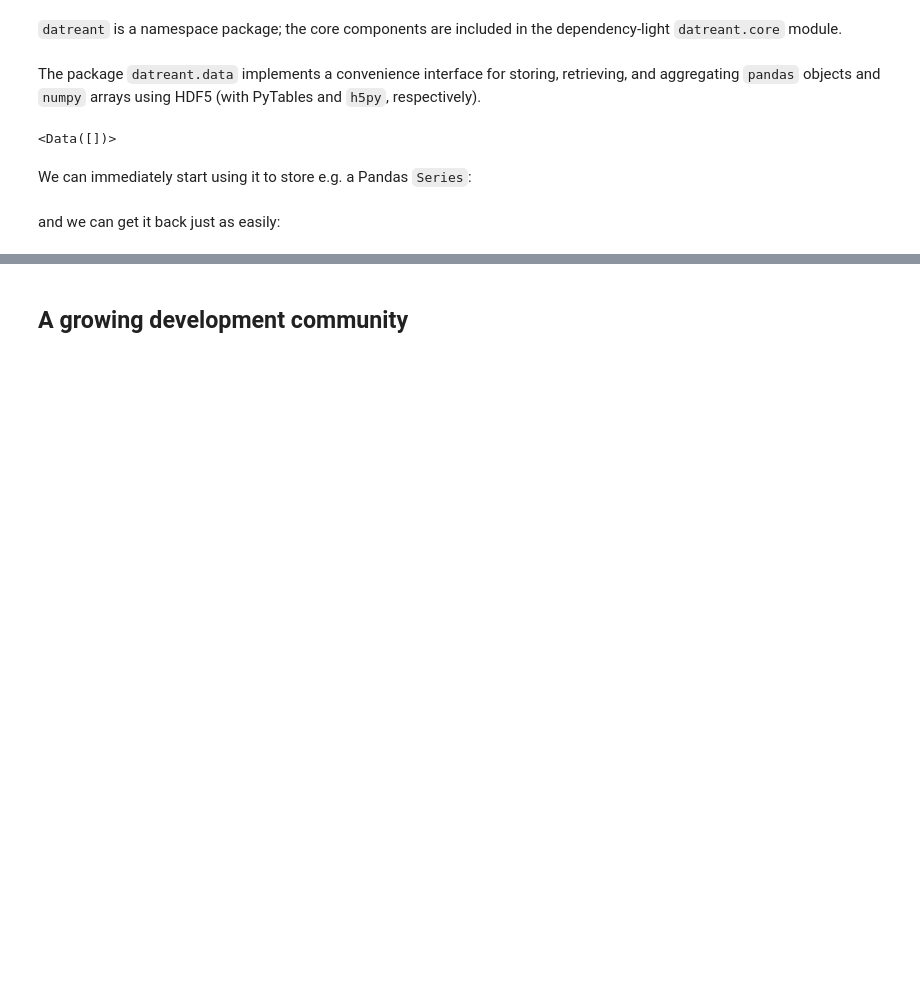
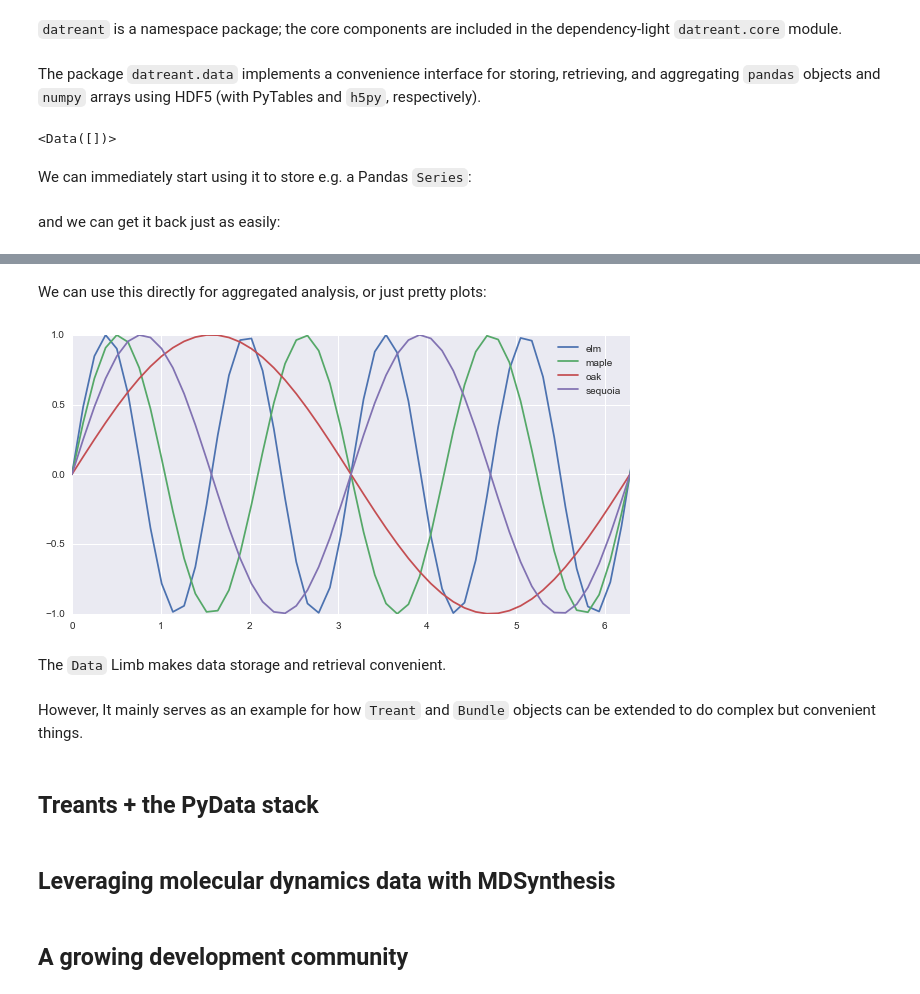
Before and after one commit to datreant/scipy-2016, a Jupyter notebook: talk/datreant.ipynb, the cells around one changed output, grey strips where cells are left out. Cells and saved outputs as stored; diff of their text form; code cells hidden in the pictures; blank space fills up the shorter version.

Commit message:
Getting there; need to add in MDS example + closing info

```diff
--- a/talk/datreant.ipynb
+++ b/talk/datreant.ipynb
@@ -324,0 +351,13 @@ t.data['sinusoid'].head()
+# %%
+b = dtr.discover('.')
+
+# attaches the `data` limb to everything
+import datreant.data.attach
+
+# we want to make each dataset a bit different
+b.categories['frequency'] = [1, 2, 3, 4]
+x = np.linspace(0, 8*np.pi, num=200)
+for mem in b:
+    freq = mem.categories['frequency']
+    mem.data['sinusoid'] = pd.Series(np.sin(freq * x),
+                                     index=pd.Float64Index(x))
@@ -324,0 +366,3 @@ t.data['sinusoid'].head()
+# %%
+sines = b.data.retrieve('sinusoid', by='name')
+sines.groupby(level=0).head()
@@ -325,2 +387,17 @@ t.data['sinusoid'].head()
+# %% [markdown]
+We can use this directly for aggregated analysis, or just pretty plots:
+# %%
+for name in sines.index.levels[0]:
+    sines.loc[name].plot(legend=True, label=name, xlim=(0, 2*np.pi), figsize=(10,5))
+# %% [output]
+[figure, added]
+# %% [markdown]
+The ``Data`` Limb makes data storage and retrieval convenient.
+# %% [markdown]
+However, It mainly serves as an example for how ``Treant`` and ``Bundle`` objects can be extended to do complex but convenient things.
+# %% [markdown]
+## Treants + the PyData stack
+# %% [markdown]
+## Leveraging molecular dynamics data with MDSynthesis
 # %% [markdown]
 ## A growing development community
```
Also changed, not shown: parts of 12 cells of this notebook.
